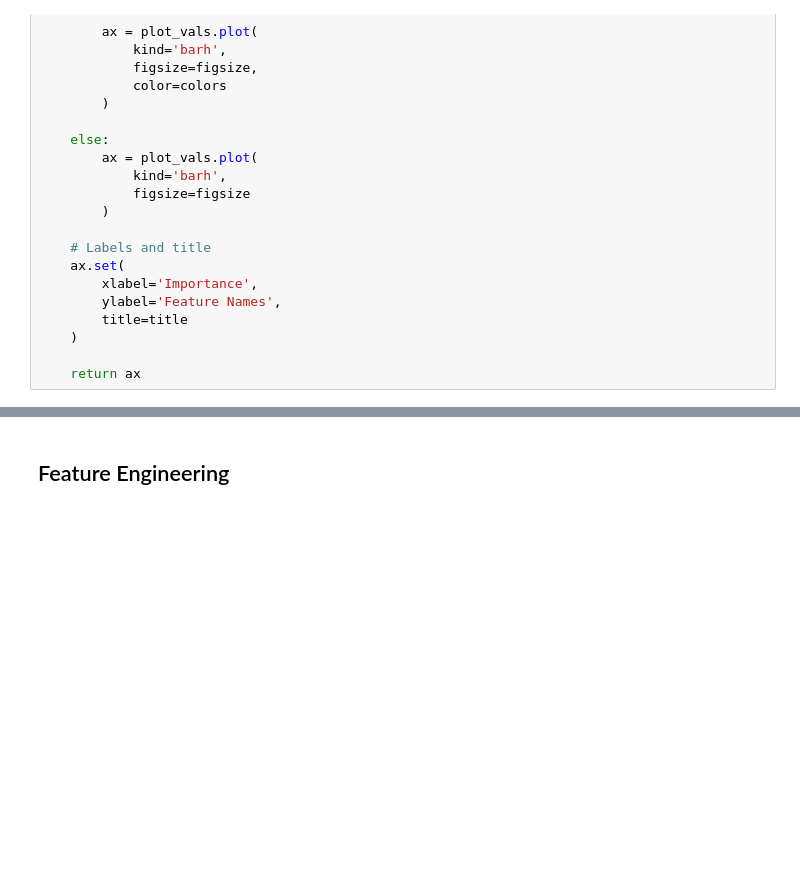
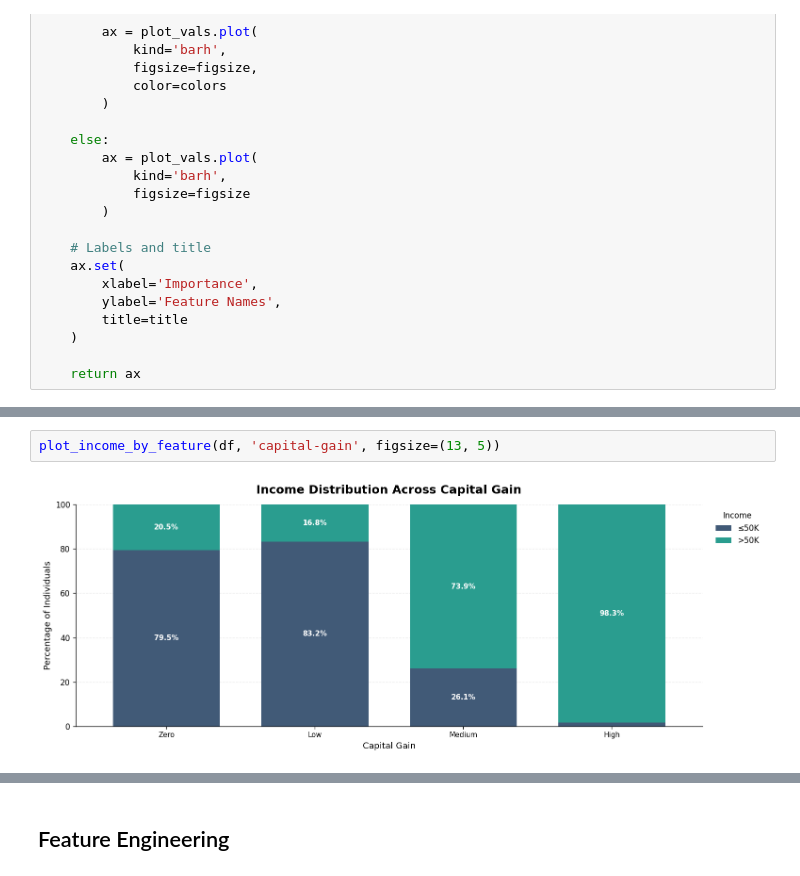
Before and after one commit to swirita/Adult-Income-Prediction, a Jupyter notebook: Adult_Income_Prediction.ipynb, the cells around one changed output, grey strips where cells are left out. Drawn from its saved outputs; the diff is of its cells as text; blank space fills up the shorter version.

```diff
--- a/Adult_Income_Prediction.ipynb
+++ b/Adult_Income_Prediction.ipynb
@@ -1103,0 +1241,4 @@ def plot_importance_color(
+# %%
+plot_income_by_feature(df, 'capital-gain', figsize=(13, 5))
+# %% [output]
+[figure, added]
```
Also changed, not shown: parts of 11 cells of this notebook.
